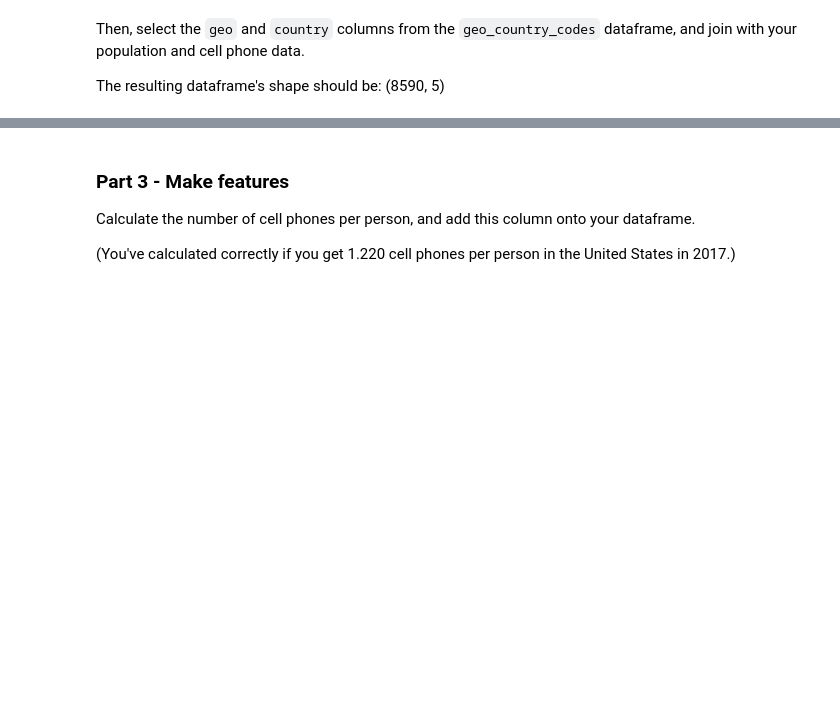
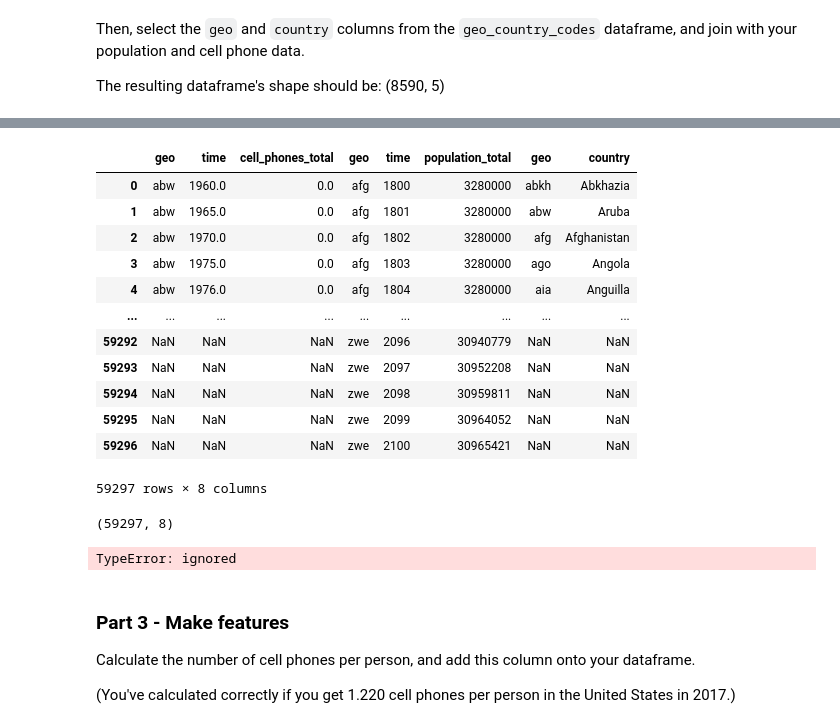
Before and after one commit to marianvinas/DS-Unit-1-Sprint-1-Data-Wrangling-and-Storytelling-1, a Jupyter notebook: DS_Unit_1_Sprint_Challenge_1_Data_Wrangling_and_Storytelling.ipynb, the cells around one changed output, grey strips where cells are left out. Drawn from its saved outputs; the diff is of its cells as text; code cells hidden in the pictures; blank space fills up the shorter version.

```diff
--- a/DS_Unit_1_Sprint_Challenge_1_Data_Wrangling_and_Storytelling.ipynb
+++ b/DS_Unit_1_Sprint_Challenge_1_Data_Wrangling_and_Storytelling.ipynb
@@ -132,3 +161,29 @@ The resulting dataframe's shape should be: (8590, 5)
+# %%
+cellphones_population_GCcodes=pd.concat([cellphones_population, geo_country_codes], axis=1)
+cellphones_population_GCcodes
+# %% [output]
+|  | geo | time | cell_phones_total | geo | time | population_total | geo | country |
+| 0 | abw | 1960.0 | 0.0 | afg | 1800 | 3280000 | abkh | Abkhazia |
+| 1 | abw | 1965.0 | 0.0 | afg | 1801 | 3280000 | abw | Aruba |
+| 2 | abw | 1970.0 | 0.0 | afg | 1802 | 3280000 | afg | Afghanistan |
+| 3 | abw | 1975.0 | 0.0 | afg | 1803 | 3280000 | ago | Angola |
+| 4 | abw | 1976.0 | 0.0 | afg | 1804 | 3280000 | aia | Anguilla |
+| ... | ... | ... | ... | ... | ... | ... | ... | ... |
+| 59292 | NaN | NaN | NaN | zwe | 2096 | 30940779 | NaN | NaN |
+| 59293 | NaN | NaN | NaN | zwe | 2097 | 30952208 | NaN | NaN |
+| 59294 | NaN | NaN | NaN | zwe | 2098 | 30959811 | NaN | NaN |
+| 59295 | NaN | NaN | NaN | zwe | 2099 | 30964052 | NaN | NaN |
+| 59296 | NaN | NaN | NaN | zwe | 2100 | 30965421 | NaN | NaN |
+59297 rows × 8 columns
+# %%
+cellphones_population_GCcodes.shape
+# %% [output]
+(59297, 8)
+# %%
+final2 = pd.merge(cell_phones, population, geo_country_codes, how='left', left_on='country', right_on='geo')
+final2.sample(3)
+# %% [output]
+TypeError: ignored
 # %% [markdown]
 ### Part 3 - Make features
 
```
Also changed, not shown: parts of 3 cells of this notebook.
